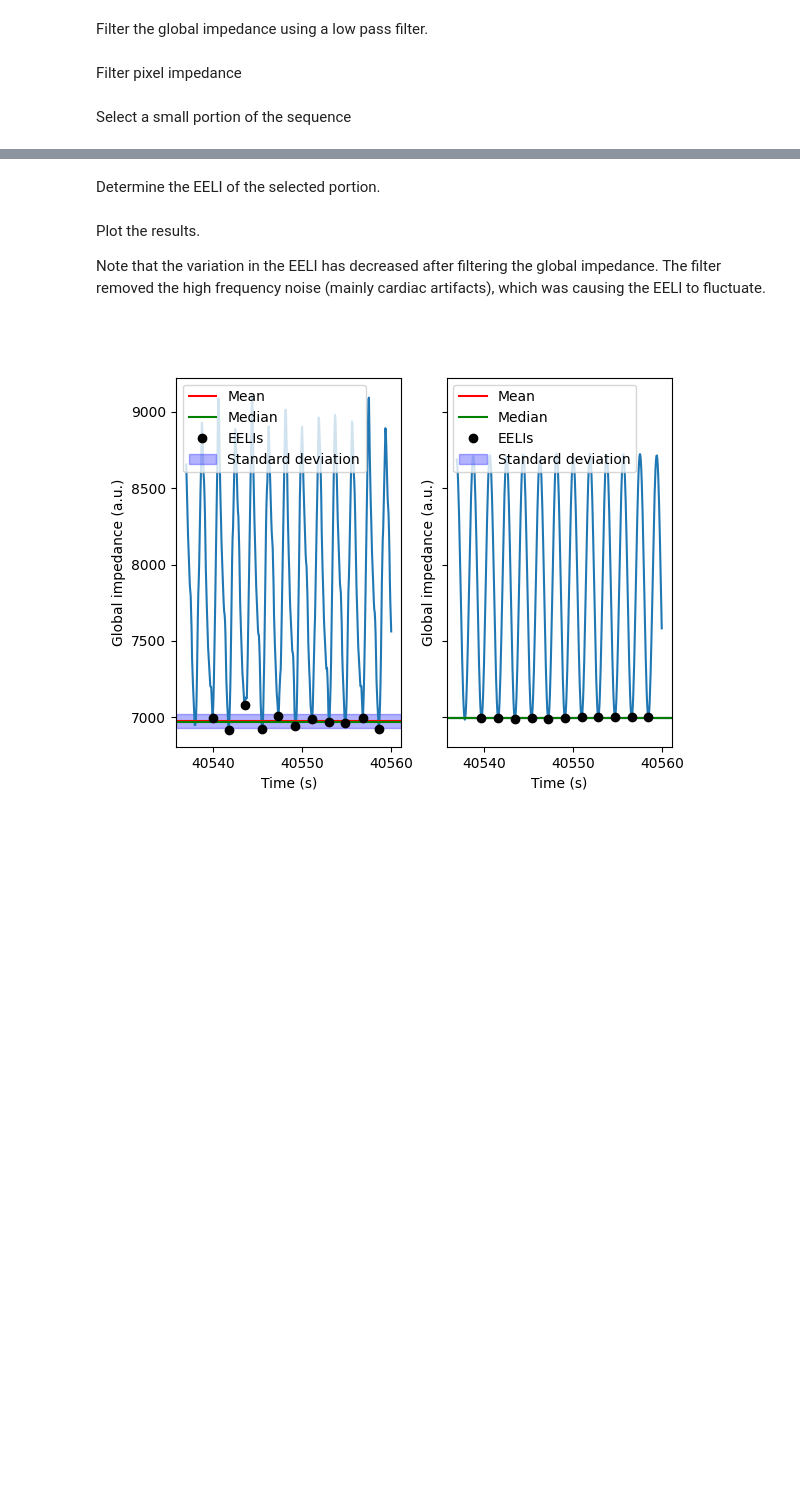
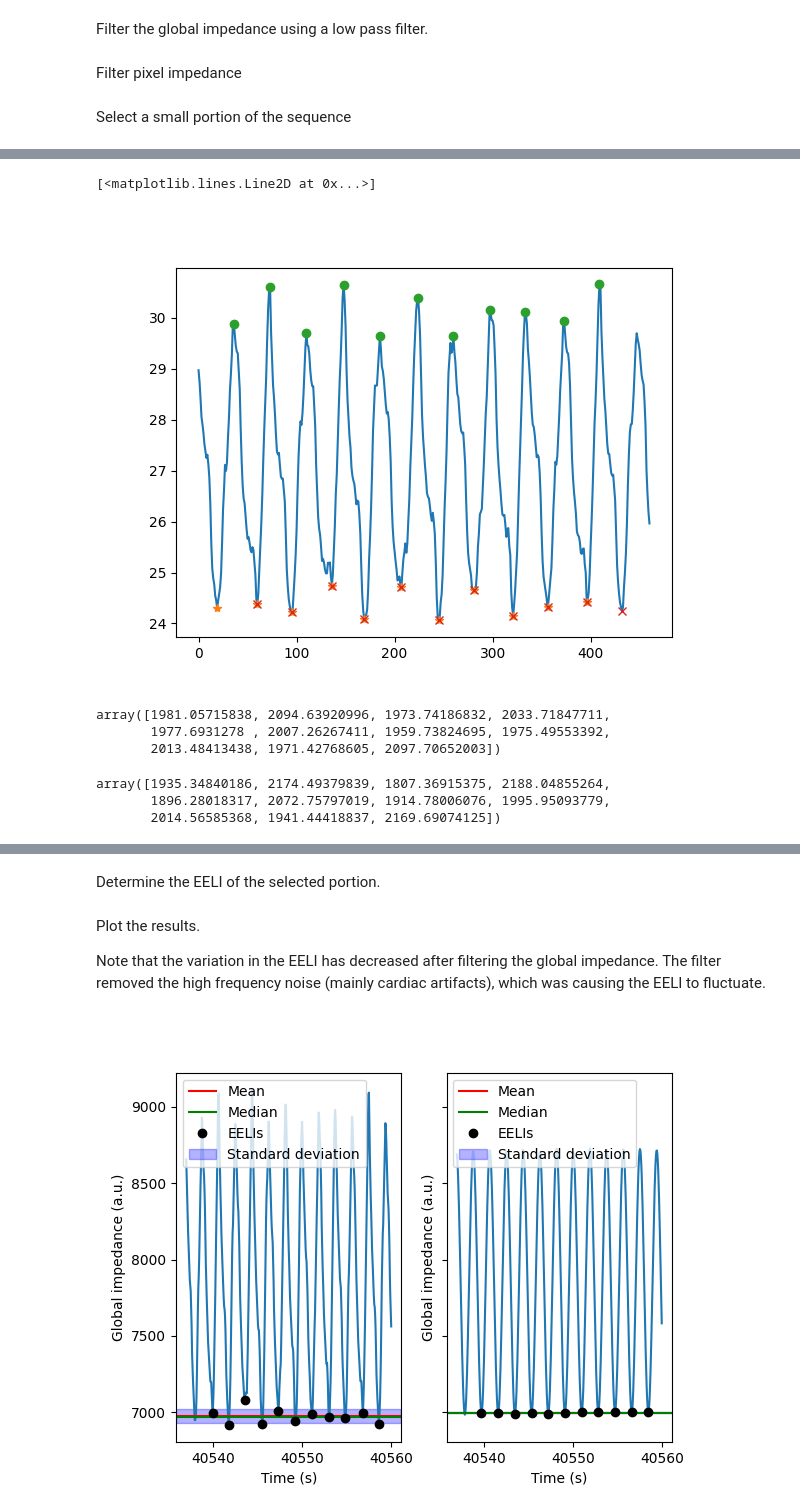
Before and after one commit to EIT-ALIVE/eitprocessing, a Jupyter notebook: notebooks/test_parameters_.ipynb, the cells around one changed output, grey strips where cells are left out. Drawn from its saved outputs; the diff is of its cells as text; code cells hidden in the pictures; blank space fills up the shorter version.

```diff
--- a/notebooks/test_parameters_.ipynb
+++ b/notebooks/test_parameters_.ipynb
@@ -61 +83,11 @@ sequence = sequence.t[40537:40560]
+# %%
+start_indices, middle_indices, end_indices = zip(*breaths_array[12, 13], strict=True)
+plt.figure()
+plt.plot(pixel_data[:, 12, 13])
+plt.plot(start_indices, pixel_data[start_indices, 12, 13], "*")
+plt.plot(middle_indices, pixel_data[middle_indices, 12, 13], "o")
+plt.plot(end_indices, pixel_data[end_indices, 12, 13], "x")
+# %% [output]
+[<matplotlib.lines.Line2D at 0x...>]
+[figure, added]
 # %%
@@ -63,0 +110,12 @@ tiv_result_pixel = TIV().compute_pixel_parameter(sequence, "raw")
+# %%
+tiv_result_global_inspiratory["values"]
+# %% [output]
+array([1981.05715838, 2094.63920996, 1973.74186832, 2033.71847711,
+       1977.6931278 , 2007.26267411, 1959.73824695, 1975.49553392,
+       2013.48413438, 1971.42768605, 2097.70652003])
+# %%
+tiv_result_global_expiratory["values"]
+# %% [output]
+array([1935.34840186, 2174.49379839, 1807.36915375, 2188.04855264,
+       1896.28018317, 2072.75797019, 1914.78006076, 1995.95093779,
+       2014.56585368, 1941.44418837, 2169.69074125])
```
Also changed, not shown: parts of 34 cells of this notebook.
